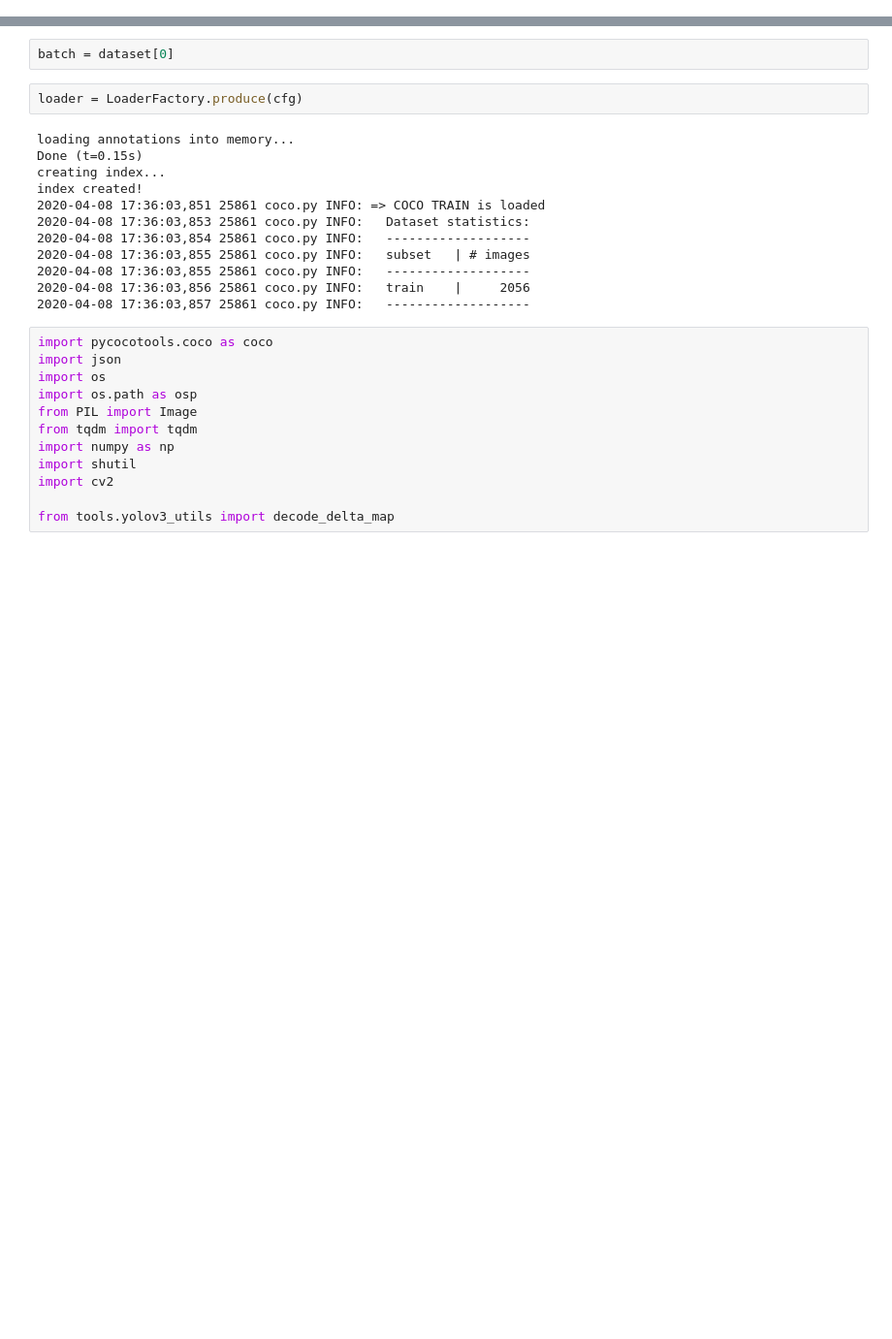
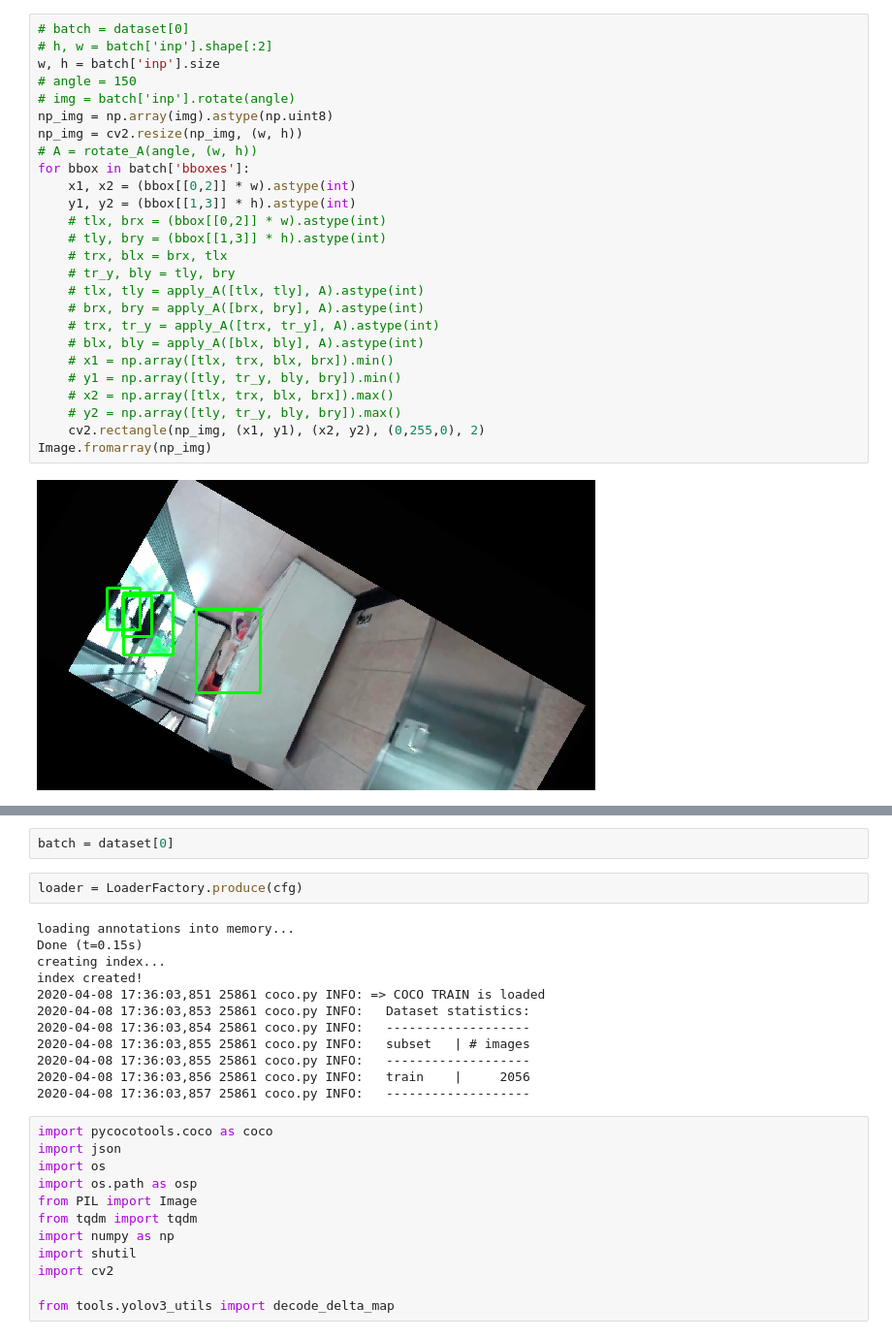
Before and after one commit to kakusikun/deep-learning-works, a Jupyter notebook: notebook/Data.ipynb, the cells around one changed output, grey strips where cells are left out. Shown at 97% size. Saved outputs shown, nothing was run; the diff lists cells and outputs as text; blank space fills up the shorter version.

```diff
--- a/notebook/Data.ipynb
+++ b/notebook/Data.ipynb
@@ -32,3 +86,31 @@ cfg.YOLO.ANCHORS = [6,16, 8,23, 11,32, 16,45,   21,64, 30,90, 43,128, 60,180,
+# %%
+# batch = dataset[0]
+# h, w = batch['inp'].shape[:2]
+w, h = batch['inp'].size
+# angle = 150
+# img = batch['inp'].rotate(angle)
+np_img = np.array(img).astype(np.uint8)
+np_img = cv2.resize(np_img, (w, h))
+# A = rotate_A(angle, (w, h))
+for bbox in batch['bboxes']:
+    x1, x2 = (bbox[[0,2]] * w).astype(int)
+    y1, y2 = (bbox[[1,3]] * h).astype(int)
+    # tlx, brx = (bbox[[0,2]] * w).astype(int)
+    # tly, bry = (bbox[[1,3]] * h).astype(int)
+    # trx, blx = brx, tlx
+    # tr_y, bly = tly, bry
+    # tlx, tly = apply_A([tlx, tly], A).astype(int)
+    # brx, bry = apply_A([brx, bry], A).astype(int)
+    # trx, tr_y = apply_A([trx, tr_y], A).astype(int)
+    # blx, bly = apply_A([blx, bly], A).astype(int)
+    # x1 = np.array([tlx, trx, blx, brx]).min()
+    # y1 = np.array([tly, tr_y, bly, bry]).min()
+    # x2 = np.array([tlx, trx, blx, brx]).max()
+    # y2 = np.array([tly, tr_y, bly, bry]).max()
+    cv2.rectangle(np_img, (x1, y1), (x2, y2), (0,255,0), 2)
+Image.fromarray(np_img)
+# %% [output]
+[figure, added]
 # %%
 data_names = cfg.DB.DATA.split(" ")
 handles = []
```
Also changed, not shown: parts of 5 cells of this notebook, 4 other files.
